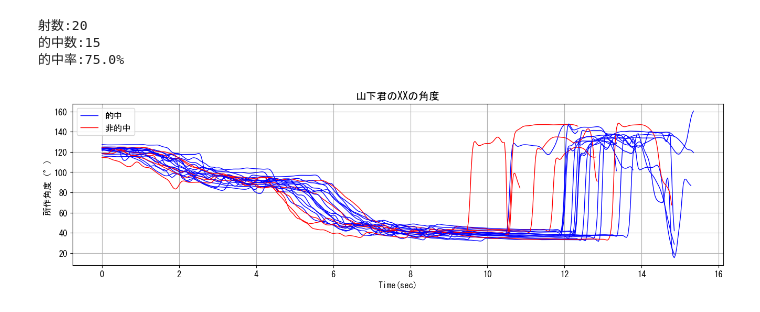
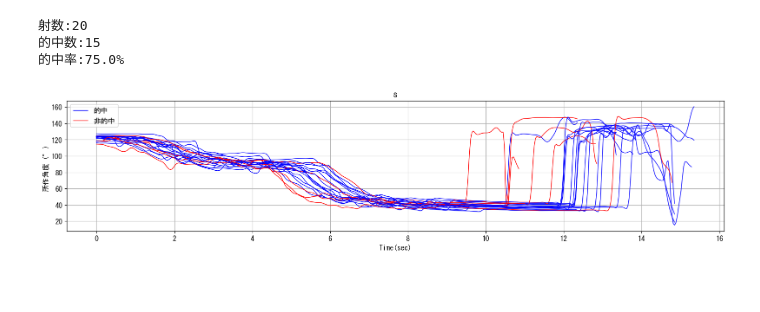
Before and after one commit to s220101/anabuki_, a Jupyter notebook: Python言語/データのグラフ化/kinovea解析.ipynb, the cells around one changed output. Drawn from its saved outputs; the diff is of its cells as text; code cells hidden in the pictures; blank space fills up the shorter version.

```diff
--- a/Python言語/データのグラフ化/kinovea解析.ipynb
+++ b/Python言語/データのグラフ化/kinovea解析.ipynb
@@ -6,10 +6,6 @@ import pandas as pd
 import os
 from matplotlib.lines import Line2D
 # %%
-import os
-import pandas as pd
-import matplotlib.pyplot as plt
-
 # 同一フォルダ内のCSVファイルの名前を取得する関数
 def get_csv_files_in_same_folder(path):
     """
@@ -21,6 +17,8 @@ def get_csv_files_in_same_folder(path):
     Returns:
         - list of str: CSVファイルの名前のリスト
     """
+    # ダブルクォーテーションを取り除く
+    path =path.replace('"', '')
     # 現在のノートブックのディレクトリを取得
     notebook_directory = os.path.dirname(os.path.abspath(path))
     # フォルダ内のファイル一覧を取得
@@ -57,7 +55,7 @@ def read_csv(csv_files_list):
     return read_df
 
 # グラフをプロットする関数
-def ploter(df_, x_line=0, y_line=1, title='default', data=1, hit_number=0, shot_number=0, hit_flag=False):
+def ploter(df_, x_line=0, y_line=1, title='default',ylabel="default name", data=1, hit_number=0, shot_number=0, hit_flag=False):
     """
     複数のCSVファイルから特定の列のデータをプロットし、的中数や的中率などを表示する関数
 
@@ -74,6 +72,10 @@ def ploter(df_, x_line=0, y_line=1, title='default', data=1, hit_number=0, shot_
     Returns:
         None
     """
+    # ユーザーからの入力を受け取る
+    title = input("グラフのタイトルを入力してください:")
+
+
     # 変数の初期化
     hit_color = "#0000FF"
     no_hit_color = "#FF0000"
@@ -88,7 +90,7 @@ def ploter(df_, x_line=0, y_line=1, title='default', data=1, hit_number=0, shot_
     # グラフの設定
     title = title
     xlabel = "Time(sec)"
-    ylabel = '所作角度（°）'
+    ylabel = ylabel
 
     plt.rcParams["font.size"] = font_size
     plt.rcParams["font.family"] = font_family
@@ -135,6 +137,7 @@ def ploter(df_, x_line=0, y_line=1, title='default', data=1, hit_number=0, shot_
         else:
             print("plot errer")
 
+    plt.subplots_adjust(left=0.05, right=0.995, bottom=0.15, top=0.9)
     print("射数:" + str(shot_number))
     print("的中数:" + str(hit_number))
     print("的中率:" +  str((hit_number / shot_number)*100) + "%")
@@ -148,13 +151,15 @@ def ploter(df_, x_line=0, y_line=1, title='default', data=1, hit_number=0, shot_
     plt.grid()
     plt.show()
 # %%
-path = r"C:\Users\ginnt\OneDrive\デスクトップ\山下\所作解析テスト\kinovea解析.ipynb"
-
+#path = r"C:\Users\ginnt\OneDrive\デスクトップ\山下\所作解析テスト\kinovea解析.ipynb"
+#C:\Users\ginnt\OneDrive\デスクトップ\山下\所作解析テスト\kinovea解析.ipynb
+#C:\Users\ginnt\OneDrive\デスクトップ\山下\所作解析テスト\1本目.csv
+path = input("csvのあるパスを入力してください:")
 csv_files_list = get_csv_files_in_same_folder(path)
 df = read_csv(csv_files_list)
-ploter(df,x_line=0,y_line=1,title="山下君のXXの角度",hit_flag=False)
+ploter(df,x_line=0,y_line=1,title="山下君のXXの角度",ylabel='所作角度（°）',hit_flag=False)
 # %% [output]
 射数:20
 的中数:15
 的中率:75.0%
-[figure, old version]
+[figure, new version]
```
